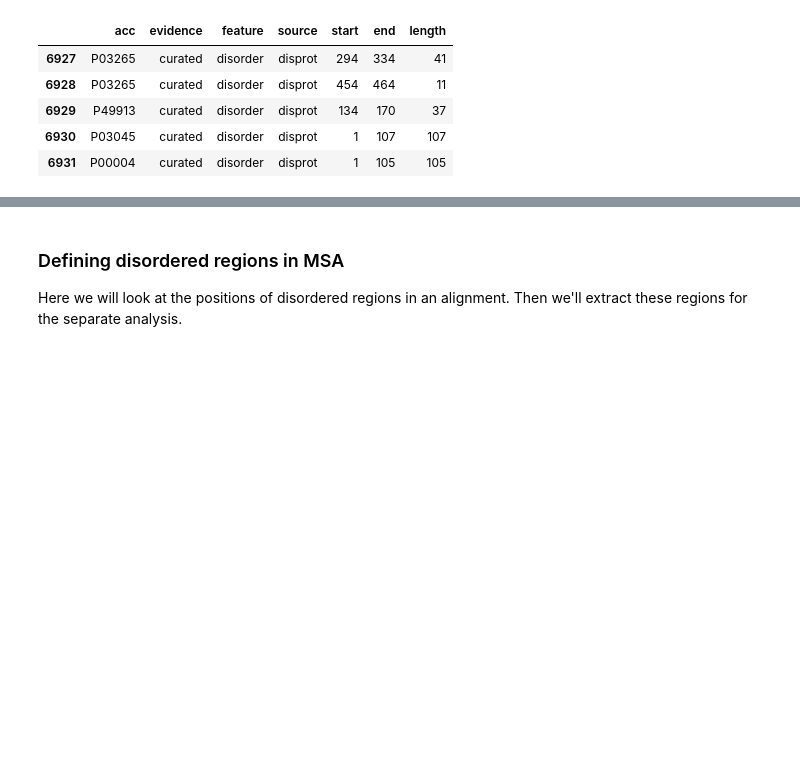
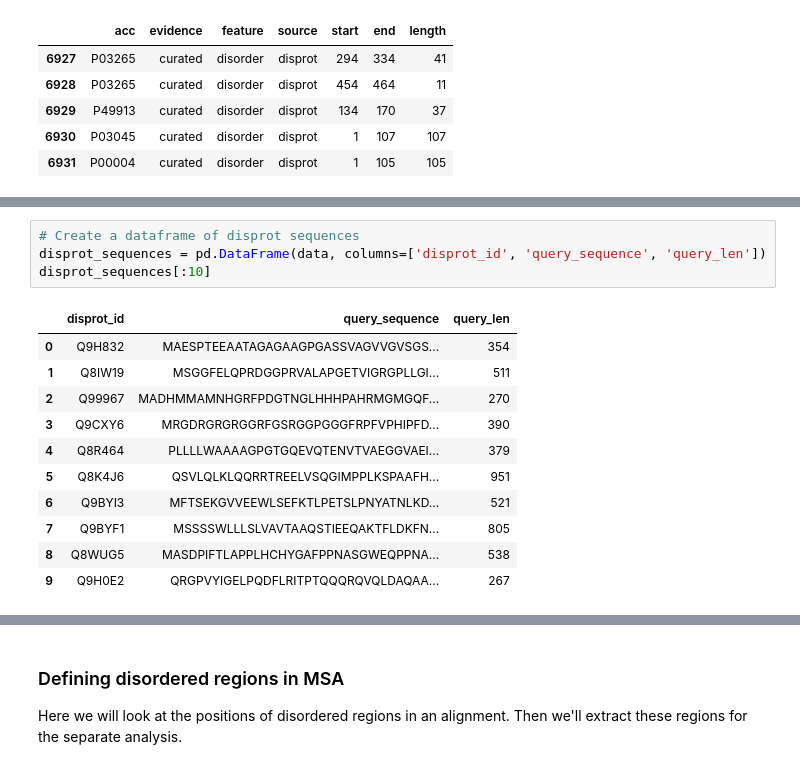
Before and after one commit to AlyaHarvelle/HMMER, a Jupyter notebook: Data_preparation.ipynb, the cells around one changed output, grey strips where cells are left out. Cells and saved outputs as stored; diff of their text form; blank space fills up the shorter version.

```diff
--- a/Data_preparation.ipynb
+++ b/Data_preparation.ipynb
@@ -135,0 +154,16 @@ This code iterates through each row of the dataframe for a previously selected q
+# %%
+# Create a dataframe of disprot sequences
+disprot_sequences = pd.DataFrame(data, columns=['disprot_id', 'query_sequence', 'query_len'])
+disprot_sequences[:10]
+# %% [output]
+|  | disprot_id | query_sequence | query_len |
+| 0 | Q9H832 | MAESPTEEAATAGAGAAGPGASSVAGVVGVSGS... | 354 |
+| 1 | Q8IW19 | MSGGFELQPRDGGPRVALAPGETVIGRGPLLGI... | 511 |
+| 2 | Q99967 | MADHMMAMNHGRFPDGTNGLHHHPAHRMGMGQF... | 270 |
+| 3 | Q9CXY6 | MRGDRGRGRGGRFGSRGGPGGGFRPFVPHIPFD... | 390 |
+| 4 | Q8R464 | PLLLLWAAAAGPGTGQEVQTENVTVAEGGVAEI... | 379 |
+| 5 | Q8K4J6 | QSVLQLKLQQRRTREELVSQGIMPPLKSPAAFH... | 951 |
+| 6 | Q9BYI3 | MFTSEKGVVEEWLSEFKTLPETSLPNYATNLKD... | 521 |
+| 7 | Q9BYF1 | MSSSSWLLLSLVAVTAAQSTIEEQAKTFLDKFN... | 805 |
+| 8 | Q8WUG5 | MASDPIFTLAPPLHCHYGAFPPNASGWEQPPNA... | 538 |
+| 9 | Q9H0E2 | QRGPVYIGELPQDFLRITPTQQQRQVQLDAQAA... | 267 |
```
Also changed, not shown: parts of 59 cells of this notebook, 2 other files.
